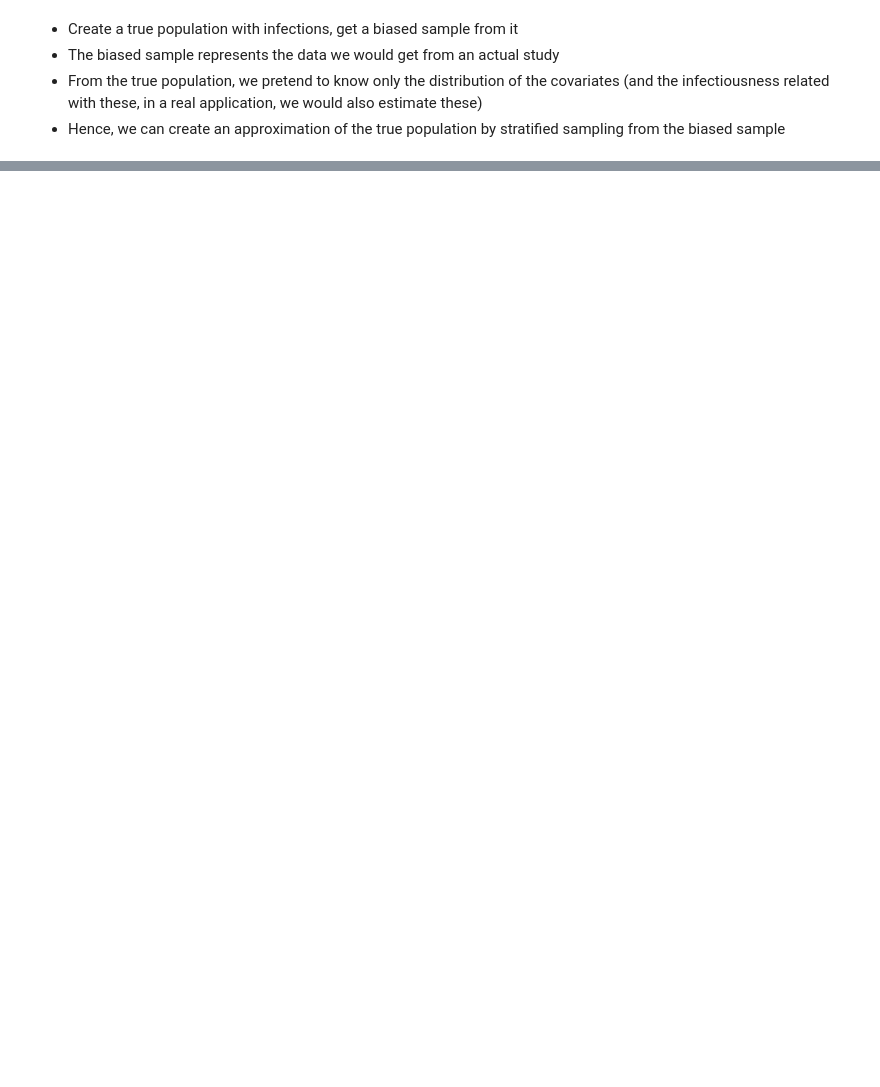
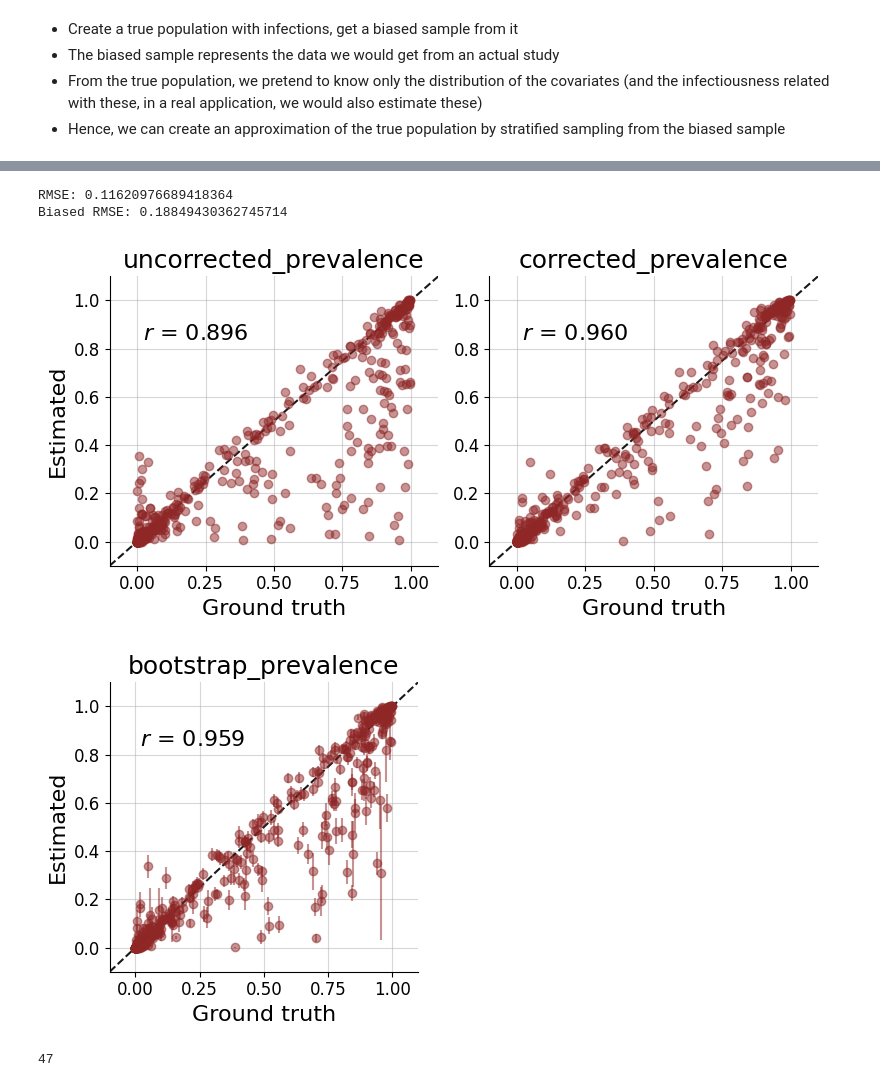
Before and after one commit to arrjon/AmortizedSelectionBias, a Jupyter notebook: Prevalence.ipynb, the cells around one changed output, grey strips where cells are left out. Cells and saved outputs as stored; diff of their text form; code cells hidden in the pictures; blank space fills up the shorter version.

```diff
--- a/Prevalence.ipynb
+++ b/Prevalence.ipynb
@@ -7,3 +14,11 @@ from scipy.stats import beta
+# %%
+# helper functions
+def rmse(x, y):
+    return np.sqrt(np.mean((x - y) ** 2))
+
+def inverse_sigmoid(x: np.ndarray) -> np.ndarray:
+    """Inverse of the sigmoid function."""
+    return np.log(x) - np.log1p(-x)
 # %% [markdown]
 - Create a true population with infections, get a biased sample from it
 - The biased sample represents the data we would get from an actual study
@@ -430,0 +308,16 @@ def generative_model(
+# %%
+bf.diagnostics.plot_recovery(np.concatenate((uncor_prev[:, np.newaxis, np.newaxis], cor_prev[:, np.newaxis, np.newaxis]), axis=-1),
+                             np.stack((true_prev, true_prev), axis=-1),
+                             param_names=['uncorrected_prevalence', 'corrected_prevalence'], add_r2=False)
+bf.diagnostics.plot_recovery(bootstrap_prev[..., np.newaxis], true_prev[..., np.newaxis],
+                             param_names=['bootstrap_prevalence'], add_r2=False)
+
+rmse_uncor = rmse(uncor_prev, true_prev)
+rmse_cor = rmse(cor_prev, true_prev)
+print(f"RMSE: {rmse_cor}")
+print(f"Biased RMSE: {rmse_uncor}")
+# %% [output]
+RMSE: 0.11620976689418364
+Biased RMSE: 0.18849430362745714
+[figure, added]
+[figure, added]
@@ -431 +431,5 @@ def generative_model(
+# %%
+valid_data['bias_sample'].sum()
+# %% [output]
+47
 # %%
```
Also changed, not shown: parts of 46 cells of this notebook, 20 other files.
